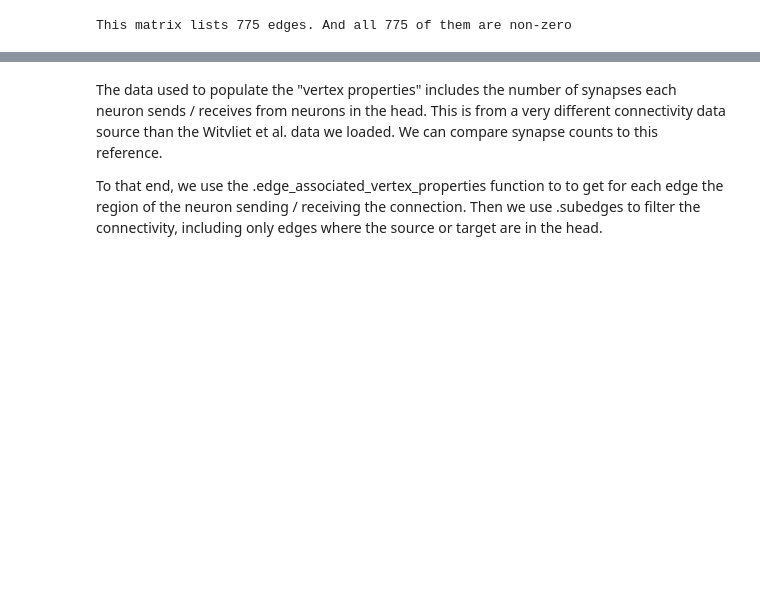
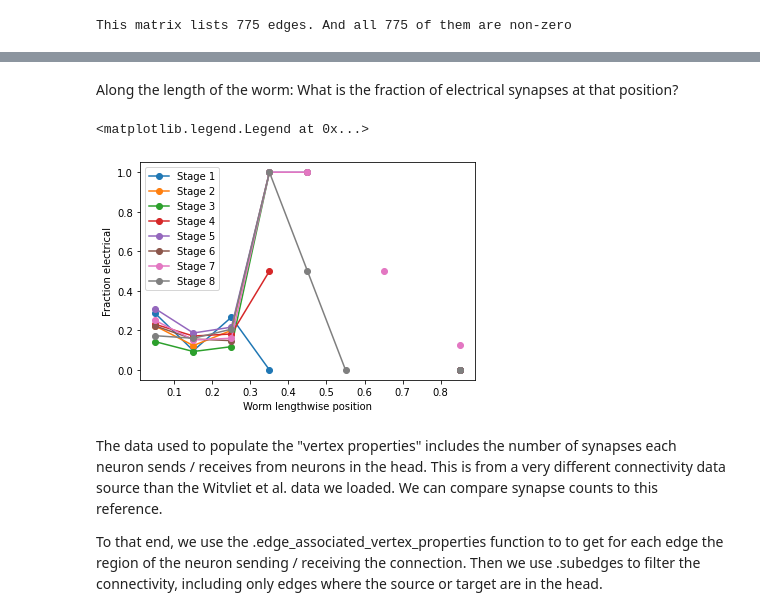
Before and after one commit to BlueBrain/ConnectomeUtilities, a Jupyter notebook: examples/C elegans - a non-sonata-based example.ipynb, the cells around one changed output, grey strips where cells are left out. Cells and saved outputs as stored; diff of their text form; code cells hidden in the pictures; blank space fills up the shorter version.

```diff
--- a/examples/C elegans - a non-sonata-based example.ipynb
+++ b/examples/C elegans - a non-sonata-based example.ipynb
@@ -218,3 +284,22 @@ Text(0.5, 1.0, 'Electrical synapses')
+# %% [markdown]
+Along the length of the worm: What is the fraction of electrical synapses at that position?
+# %%
+x = numpy.linspace(0, 1, 11)
+plt_x = 0.5 * (x[:-1] + x[1:])
+
+ax = plt.figure().gca()
+for stage in range(1, 9):
+    M = M_all.filter(stage).gt(0)
+    # Filter position between _from and _to. Then fraction "electrical"
+    y = [(M.index("Soma Position").ge(_from).index("Soma Position").lt(_to).edges["type"] == "electrical").mean()
+         for _from, _to in zip(x[:-1], x[1:])]
+    ax.plot(plt_x, y, label="Stage {0}".format(stage), marker="o")
+ax.set_xlabel("Worm lengthwise position")
+ax.set_ylabel("Fraction electrical")
+plt.legend()
+# %% [output]
+<matplotlib.legend.Legend at 0x...>
+[figure, added]
 # %% [markdown]
 The data used to populate the "vertex properties" includes the number of synapses each neuron sends / receives from neurons in the head. This is from a very different connectivity data source than the Witvliet et al. data we loaded. We can compare synapse counts to this reference.
 
```
Also changed, not shown: parts of 22 cells of this notebook, 2 other files.
